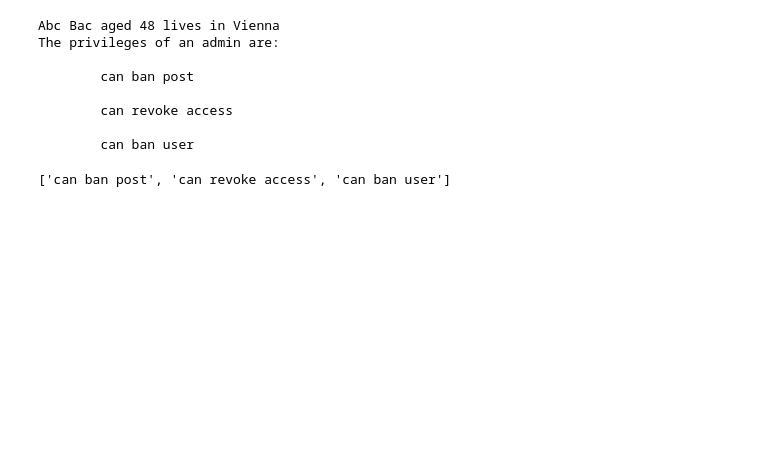
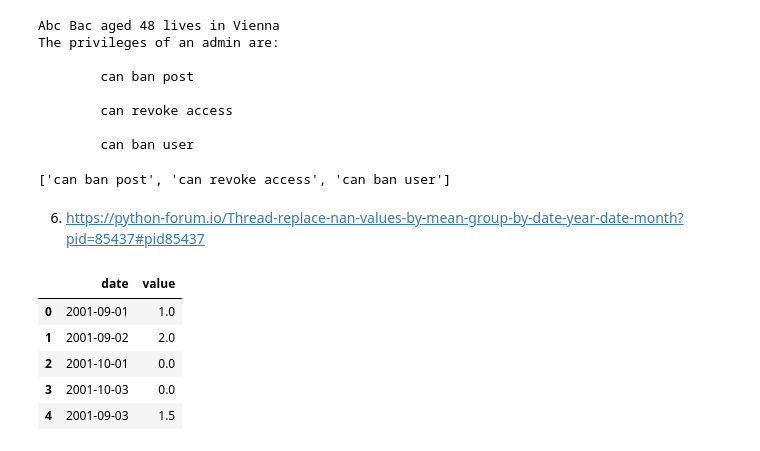
Before and after one commit to scidam/forums, a Jupyter notebook: mainpy/JUL_2019.ipynb, the cells around one changed output. Cells and saved outputs as stored; diff of their text form; code cells hidden in the pictures; blank space fills up the shorter version.

```diff
--- a/mainpy/JUL_2019.ipynb
+++ b/mainpy/JUL_2019.ipynb
@@ -140,3 +142,22 @@ The privileges of an admin are:
 
         can ban user
 ['can ban post', 'can revoke access', 'can ban user']
+# %% [markdown]
+6. https://python-forum.io/Thread-replace-nan-values-by-mean-group-by-date-year-date-month?pid=85437#pid85437
+# %%
+import pandas as pd
+df = pd.DataFrame({'date': ['2001-09-01', '2001-09-02', '2001-10-01', '2001-10-03', '2001-09-03'],
+                   'value': [1, 2, 0, None, None]})
+# %%
+df.date = pd.to_datetime(df.date)
+# %%
+df.fillna(df.groupby([df.date.dt.year, df.date.dt.month]).transform('mean'), inplace=True)
+# %%
+df
+# %% [output]
+|  | date | value |
+| 0 | 2001-09-01 | 1.0 |
+| 1 | 2001-09-02 | 2.0 |
+| 2 | 2001-10-01 | 0.0 |
+| 3 | 2001-10-03 | 0.0 |
+| 4 | 2001-09-03 | 1.5 |
```
Also changed, not shown: parts of 1 cell of this notebook.
